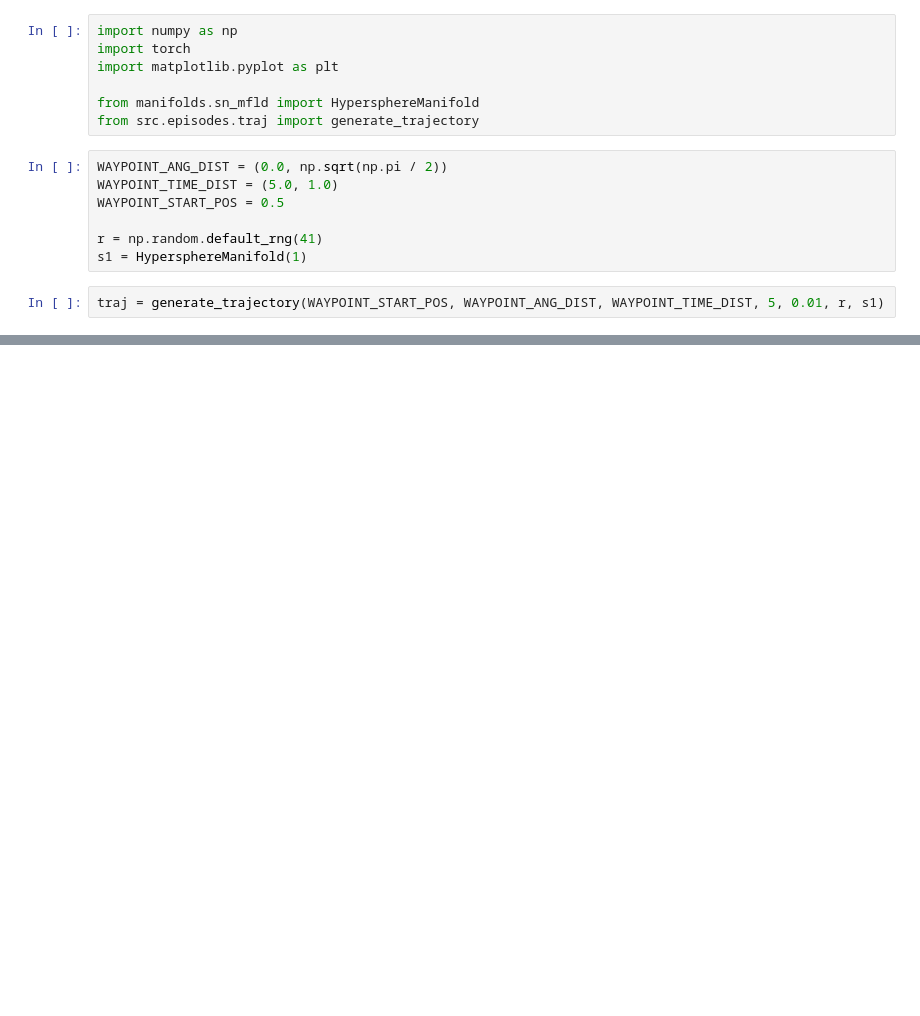
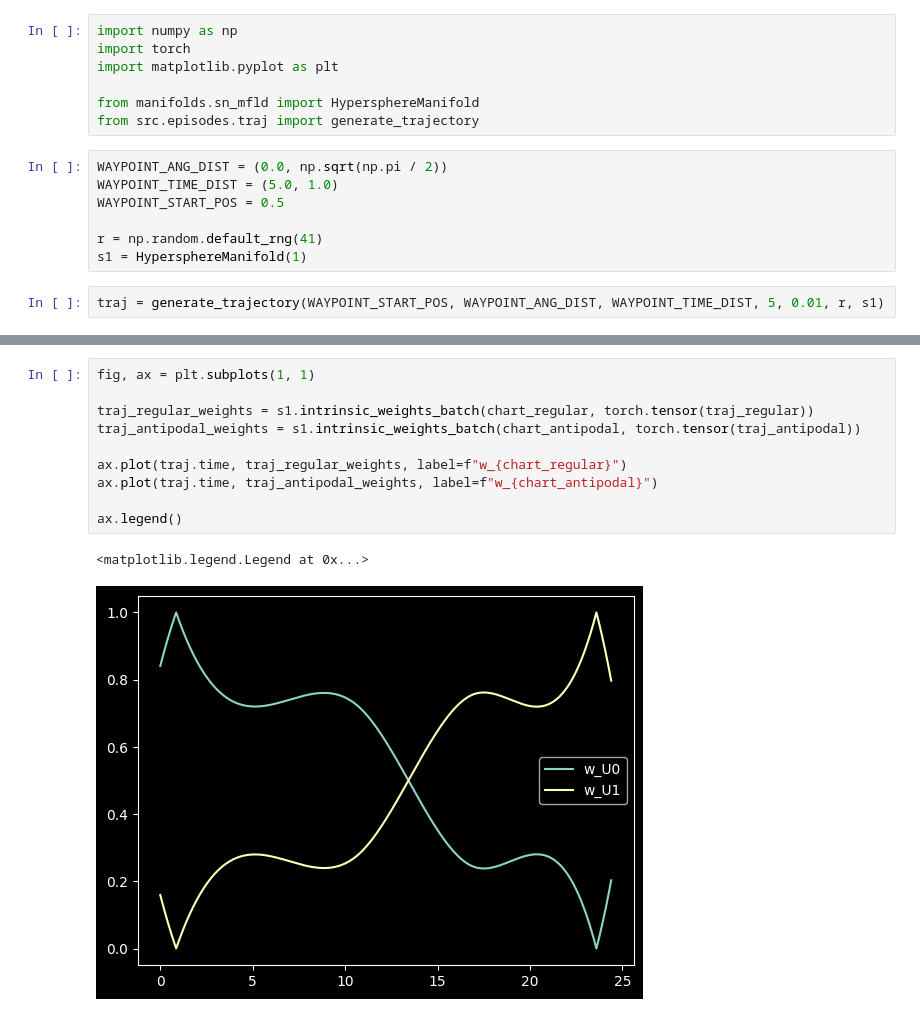
Before and after one commit to planetaryeclipse/ece657d-geo-dyn-learning-tradeoffs, a Jupyter notebook: src/test_circle_traj.ipynb, the cells around one changed output, grey strips where cells are left out. Cells and saved outputs as stored; diff of their text form; blank space fills up the shorter version.

```diff
--- a/src/test_circle_traj.ipynb
+++ b/src/test_circle_traj.ipynb
@@ -42,0 +43,13 @@ ax4.legend()
+# %%
+fig, ax = plt.subplots(1, 1)
+
+traj_regular_weights = s1.intrinsic_weights_batch(chart_regular, torch.tensor(traj_regular))
+traj_antipodal_weights = s1.intrinsic_weights_batch(chart_antipodal, torch.tensor(traj_antipodal))
+
+ax.plot(traj.time, traj_regular_weights, label=f"w_{chart_regular}")
+ax.plot(traj.time, traj_antipodal_weights, label=f"w_{chart_antipodal}")
+
+ax.legend()
+# %% [output]
+<matplotlib.legend.Legend at 0x...>
+[figure, added]
```
Also changed, not shown: parts of 1 cell of this notebook, 8 other files.
